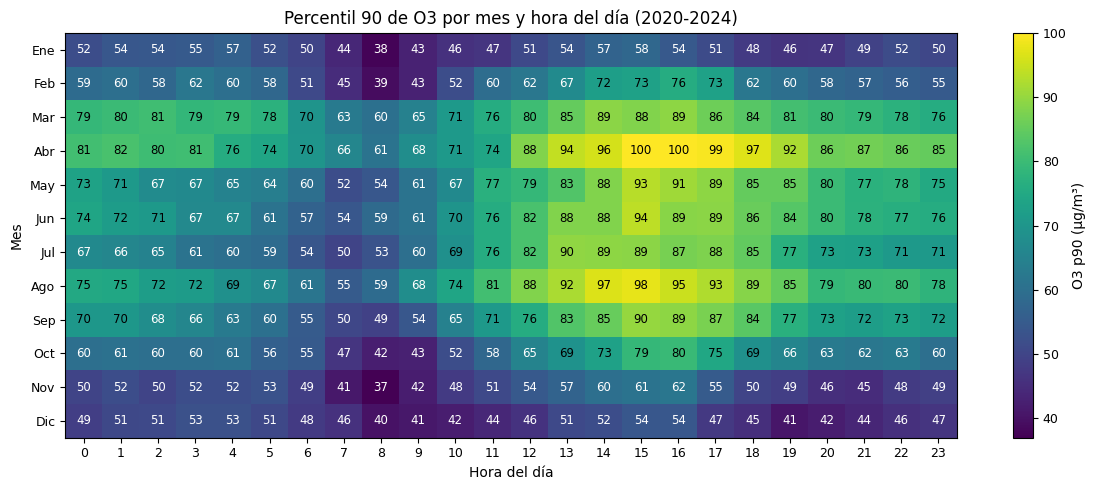
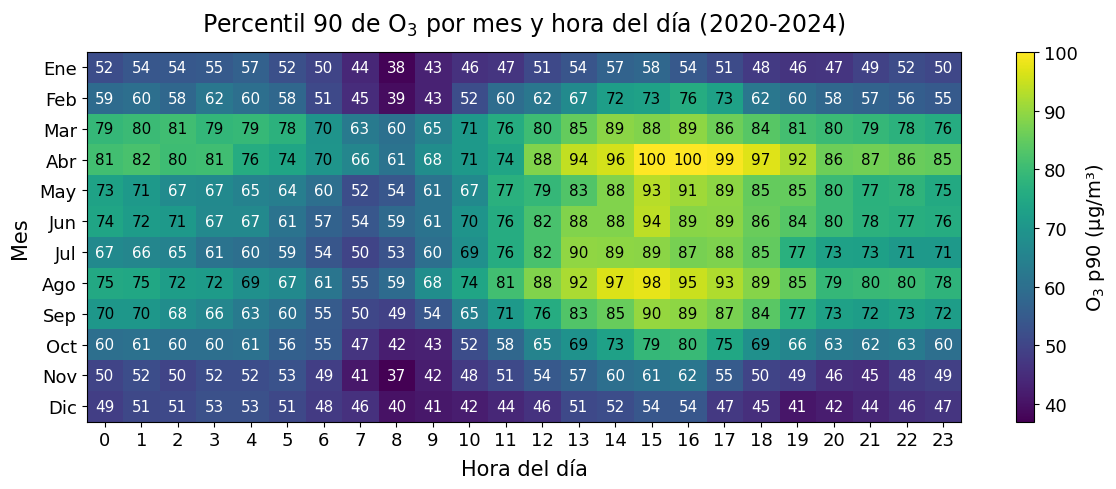
The notebook cell's code change between the first figure and the second:
--- before
+++ after
@@ -18,13 +18,13 @@
 image = ax.imshow(month_hour_p90.values, aspect="auto")
 
-ax.set_title("Percentil 90 de O3 por mes y hora del día (2020-2024)")
-ax.set_xlabel("Hora del día")
-ax.set_ylabel("Mes")
+ax.set_title(r"Percentil 90 de $\mathrm{O}_3$ por mes y hora del día (2020-2024)", fontsize = 17, pad = 15)
+ax.set_xlabel("Hora del día", fontsize = 15, labelpad = 7)
+ax.set_ylabel("Mes", fontsize = 15, labelpad = 7)
 
 ax.set_xticks(np.arange(24))
-ax.set_xticklabels(range(24))
+ax.set_xticklabels(range(24), fontsize = 13)
 
 ax.set_yticks(np.arange(12))
-ax.set_yticklabels(month_hour_p90.index)
+ax.set_yticklabels(month_hour_p90.index, fontsize = 13)
 
 for row_idx in range(month_hour_p90.shape[0]):
@@ -44,10 +44,11 @@
             ha="center",
             va="center",
-            fontsize=8.5,
+            fontsize=10.9,
             color=text_color,
         )
 
 colorbar = fig.colorbar(image, ax=ax)
-colorbar.set_label("O3 p90 (µg/m³)")
+colorbar.set_label(r"$\mathrm{O}_3$ p90 (µg/m³)", fontsize = 14)
+colorbar.ax.tick_params(labelsize=13)
 
 fig.tight_layout()

Commit: Changes